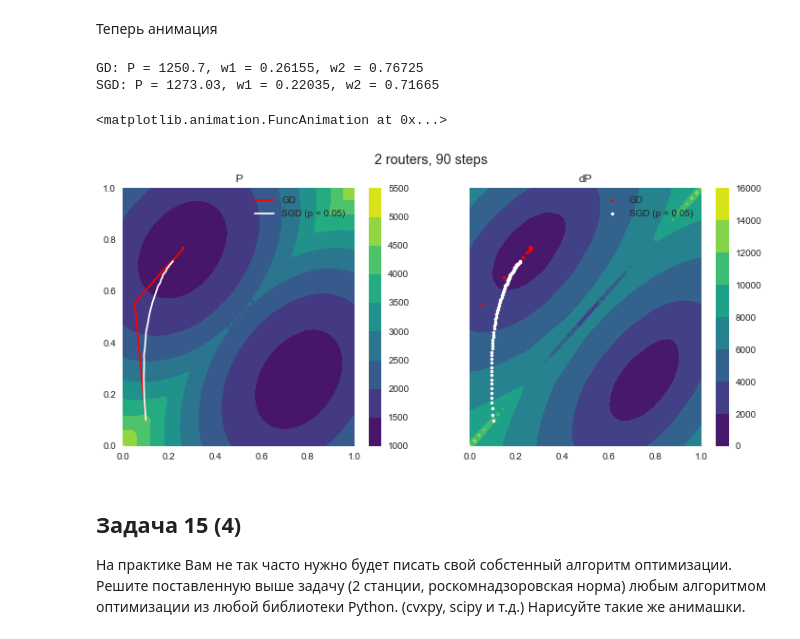
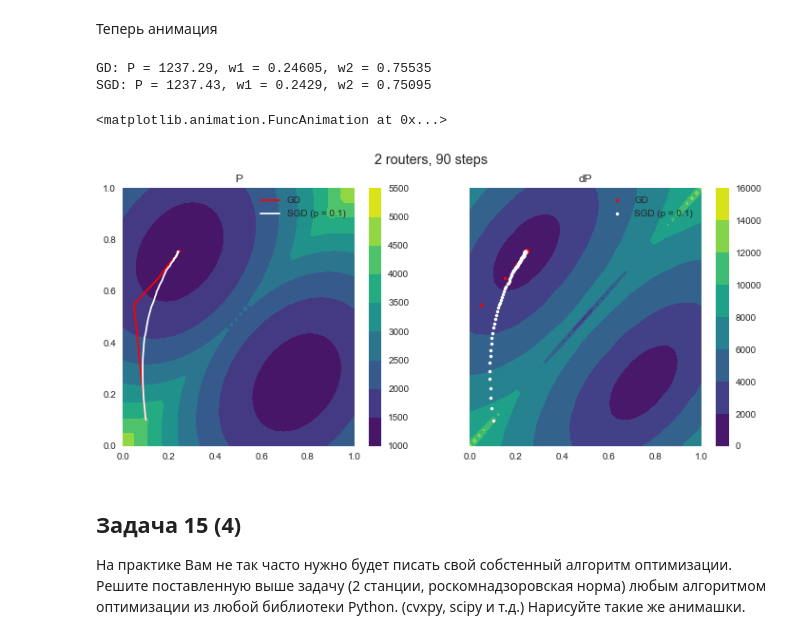
Before and after one commit to IgorSokoloff/MIPT_DCAM_OPTIMIZATION, a Jupyter notebook: 2 sem/HW_3/Hobbits.ipynb, the cells around one changed output. Drawn from its saved outputs; the diff is of its cells as text; code cells hidden in the pictures.

```diff
--- a/2 sem/HW_3/Hobbits.ipynb
+++ b/2 sem/HW_3/Hobbits.ipynb
@@ -554,18 +555,12 @@ import sys
 def gradient_descent(P, dP, w0, args=(), mu=0.01, Nsteps=10):
     w_ar = np.zeros ((Nsteps, 2),dtype=float)
     dp_ar = np.zeros ((Nsteps, 2), dtype=float)
-    #print (w_ar)
-    #print (dp_ar)
-
     w_ar[0,:] = w0.copy()
     w = w0.copy()
-    #print ('\rw_1: %f, w_2: %f, dw: %f, it: %d' % (w_ar[0,0], w_ar[0,1], np.linalg.norm(dp_ar[0,:]), 0))
-    #print ("mu",mu)
     for i in range(1,Nsteps):
         w = w - mu*dP(w[0], w[1], *args)
         w_ar[i,:] = w.copy()
-        dp_ar[i,:] = dP(w[0], w[1], *args).copy()
-       # print ('\rw_1: %f, w_2: %f, dw: %f, it: %d' % (w_ar[i,0], w_ar[i,1], np.linalg.norm(dp_ar[i,:]), i))
+        dp_ar[i,:] = dP(w[0], w[1], *args)
 
     return w_ar, dp_ar
 # %% [markdown]
@@ -600,14 +596,13 @@ def stochastic_gradient_descent(P, dP_sigma, w0, args=(), mu=0.01, Nsteps=10):
 from matplotlib.animation import FuncAnimation
 plt.rcParams["animation.html"] = "html5"
 plt.rcParams['animation.ffmpeg_path'] = 'C:\\ffmpeg\\bin\\ffmpeg.exe'
-
 
 nsteps = 90
 mu = 5e-5
 
 w1_0 = 0.1 - 1e-4
 w2_0 = 0.1
-prob = 0.05
+prob = 0.1
 N = 1000
 l = 1
 
@@ -640,36 +635,36 @@ from functools import partial
 
 dP_sigma_binded = partial(dP_sigma, p=prob)
 
 ws_stoch, ds_stoch = stochastic_gradient_descent(P, dP_sigma, np.array([w1_0, w2_0]), args=(x,prob ), mu=mu, Nsteps=nsteps)
 
 print('SGD: P = %g, w1 = %g, w2 = %g' % (P(ws_stoch[-1, 0], ws_stoch[-1, 1], x),
                                          ws_stoch[-1, 0], ws_stoch[-1, 1]))
 traj1_stoch, = ax1.plot([], [], 'w', animated=True, label=f'SGD (p = {prob})')
 traj2_stoch, = ax2.plot([], [], 'w.', animated=True, label=f'SGD (p = {prob})')
 
 ax1.legend()
 ax2.legend()
 
 def init():
     return traj1, traj2, traj1_stoch, traj2_stoch
 
 def update(frame):
     traj1.set_data(ws[:frame, 0], ws[:frame, 1])
     traj2.set_data(ws[:frame, 0], ws[:frame, 1])
     traj1_stoch.set_data(ws_stoch[:frame, 0], ws_stoch[:frame, 1])
     traj2_stoch.set_data(ws_stoch[:frame, 0], ws_stoch[:frame, 1])
     return traj1, traj2, traj1_stoch, traj2_stoch
 
 f.set_size_inches(12, 5)
 f.suptitle(f'2 routers, {nsteps} steps')
 
 FuncAnimation(f, update, frames=range(nsteps), interval=120,
                     init_func=init, blit=True)
 # %% [output]
-GD: P = 1250.7, w1 = 0.26155, w2 = 0.76725
-SGD: P = 1273.03, w1 = 0.22035, w2 = 0.71665
+GD: P = 1237.29, w1 = 0.24605, w2 = 0.75535
+SGD: P = 1237.43, w1 = 0.2429, w2 = 0.75095
 <matplotlib.animation.FuncAnimation at 0x...>
-[figure, old version]
+[figure, new version]
 # %% [markdown]
 ## Задача 15 (4)
 На практике Вам не так часто нужно будет писать свой собстенный алгоритм оптимизации. Решите поставленную выше задачу (2 станции, роскомнадзоровская норма) любым алгоритмом оптимизации из любой библиотеки Python. (cvxpy, scipy и т.д.)
```
Also changed, not shown: parts of 12 cells of this notebook, 1 other file.
